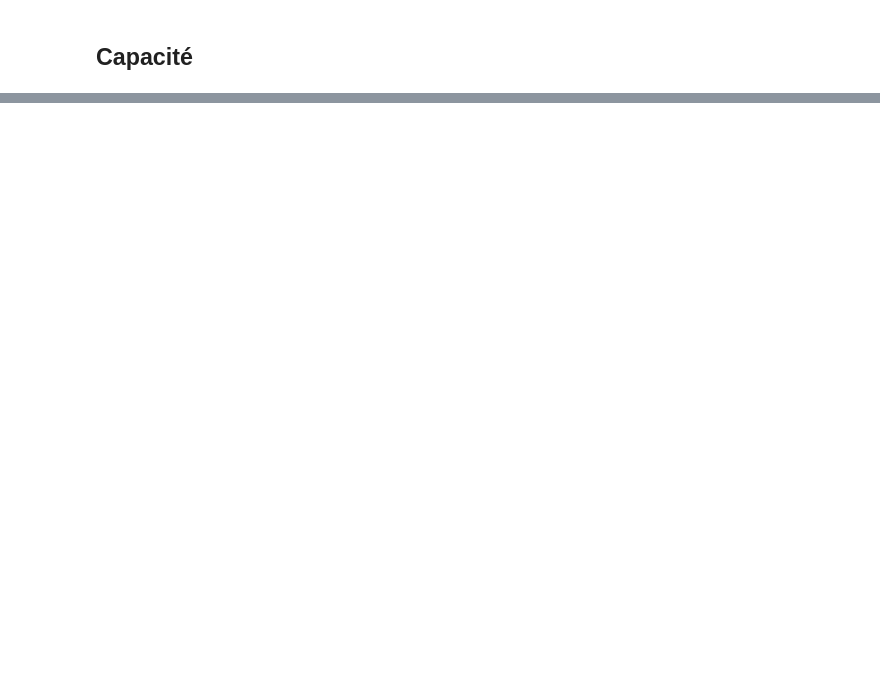
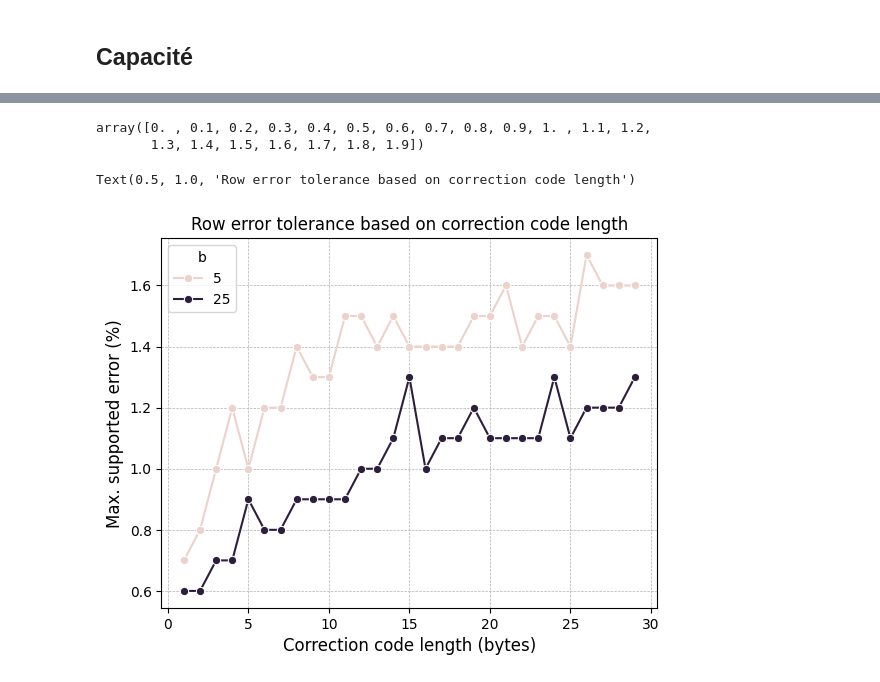
Before and after one commit to dridk/steganodf, a Jupyter notebook: Untitled.ipynb, the cells around one changed output, grey strips where cells are left out. Saved outputs shown, nothing was run; the diff lists cells and outputs as text; code cells hidden in the pictures; blank space fills up the shorter version.

```diff
--- a/Untitled.ipynb
+++ b/Untitled.ipynb
@@ -179,0 +135,45 @@ for b in (5, 25, 50):
+# %%
+import numpy as np
+
+np.arange(0, 2, 0.1)
+# %% [output]
+array([0. , 0.1, 0.2, 0.3, 0.4, 0.5, 0.6, 0.7, 0.8, 0.9, 1. , 1.1, 1.2,
+       1.3, 1.4, 1.5, 1.6, 1.7, 1.8, 1.9])
+# %%
+df = pl.read_csv("heart_attack_predictions.csv")
+df = df.head(10000)
+payload = b"se"
+
+results = []
+for p in tqdm(range(1,30,1)):
+    for b in [5, 25]:
+        a = BitPool(bit_per_row=1, parity_size=p, block_size=b)
+        sdf = a.encode(df, payload)
+        max_error = 0.0
+        error  = 0.0
+        while True:
+            sdf = create_error(sdf, error)
+            if a.decode(sdf) == payload:
+                max_error = error
+                error += 0.1
+            else:
+                break
+
+        results.append({"p": p, "b": b, "error": max_error})
+
+
+results = pl.DataFrame(results)
+# %%
+gdf = pl.DataFrame(results)
+gdf.write_parquet("error.parquet")
+
+
+sns.lineplot(x="p", y="error", hue="b", marker="o", data = gdf.to_pandas())
+
+plt.xlabel("Correction code length (bytes)", fontsize=12)
+plt.ylabel("Max. supported error (%)", fontsize=12)
+plt.grid(True, which='both', linestyle='--', linewidth=0.5)
+plt.title("Row error tolerance based on correction code length")
+# %% [output]
+Text(0.5, 1.0, 'Row error tolerance based on correction code length')
+[figure, added]
```
Also changed, not shown: parts of 18 cells of this notebook.
